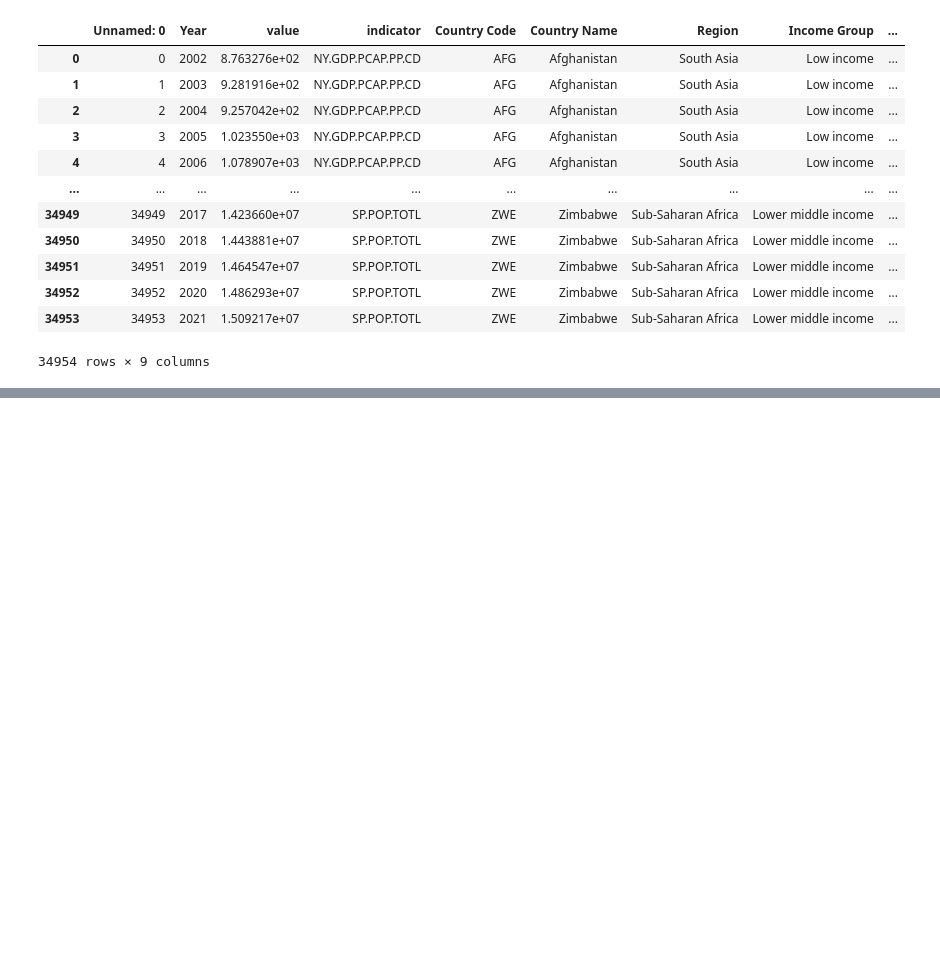
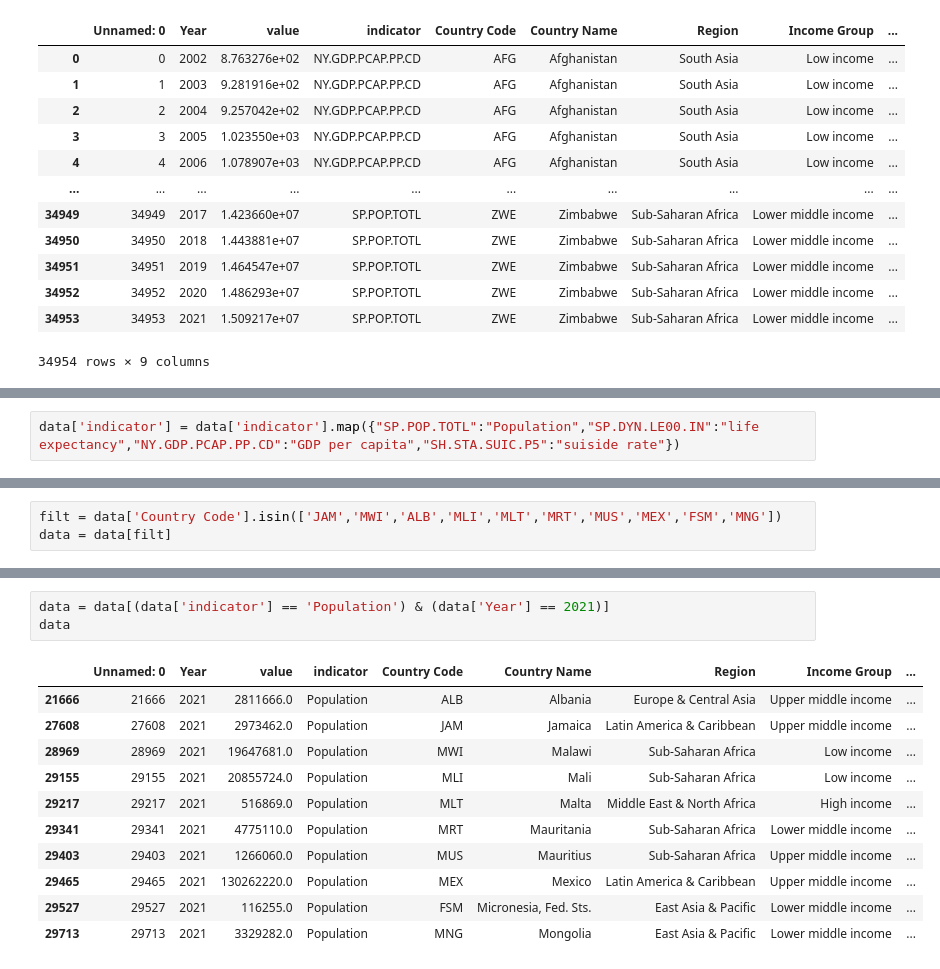
Before and after one commit to Jyothsna9618/Jabboju1, a Jupyter notebook: Assignment_07/assignment07.ipynb, the cells around one changed output, grey strips where cells are left out. Saved outputs shown, nothing was run; the diff lists cells and outputs as text; blank space fills up the shorter version.

```diff
--- a/Assignment_07/assignment07.ipynb
+++ b/Assignment_07/assignment07.ipynb
@@ -25,0 +43,2 @@ data
+# %%
+data['indicator'] = data['indicator'].map({"SP.POP.TOTL":"Population","SP.DYN.LE00.IN":"life expectancy","NY.GDP.PCAP.PP.CD":"GDP per capita","SH.STA.SUIC.P5":"suiside rate"})
@@ -25,0 +91,3 @@ data
+# %%
+filt = data['Country Code'].isin(['JAM','MWI','ALB','MLI','MLT','MRT','MUS','MEX','FSM','MNG'])
+data = data[filt]
@@ -25,0 +141,15 @@ data
+# %%
+data = data[(data['indicator'] == 'Population') & (data['Year'] == 2021)]
+data
+# %% [output]
+|  | Unnamed: 0 | Year | value | indicator | Country Code | Country Name | Region | Income Group | ... |
+| 21666 | 21666 | 2021 | 2811666.0 | Population | ALB | Albania | Europe & Central Asia | Upper middle income | ... |
+| 27608 | 27608 | 2021 | 2973462.0 | Population | JAM | Jamaica | Latin America & Caribbean | Upper middle income | ... |
+| 28969 | 28969 | 2021 | 19647681.0 | Population | MWI | Malawi | Sub-Saharan Africa | Low income | ... |
+| 29155 | 29155 | 2021 | 20855724.0 | Population | MLI | Mali | Sub-Saharan Africa | Low income | ... |
+| 29217 | 29217 | 2021 | 516869.0 | Population | MLT | Malta | Middle East & North Africa | High income | ... |
+| 29341 | 29341 | 2021 | 4775110.0 | Population | MRT | Mauritania | Sub-Saharan Africa | Lower middle income | ... |
+| 29403 | 29403 | 2021 | 1266060.0 | Population | MUS | Mauritius | Sub-Saharan Africa | Upper middle income | ... |
+| 29465 | 29465 | 2021 | 130262220.0 | Population | MEX | Mexico | Latin America & Caribbean | Upper middle income | ... |
+| 29527 | 29527 | 2021 | 116255.0 | Population | FSM | Micronesia, Fed. Sts. | East Asia & Pacific | Lower middle income | ... |
+| 29713 | 29713 | 2021 | 3329282.0 | Population | MNG | Mongolia | East Asia & Pacific | Lower middle income | ... |
```
Also changed, not shown: parts of 13 cells of this notebook.
